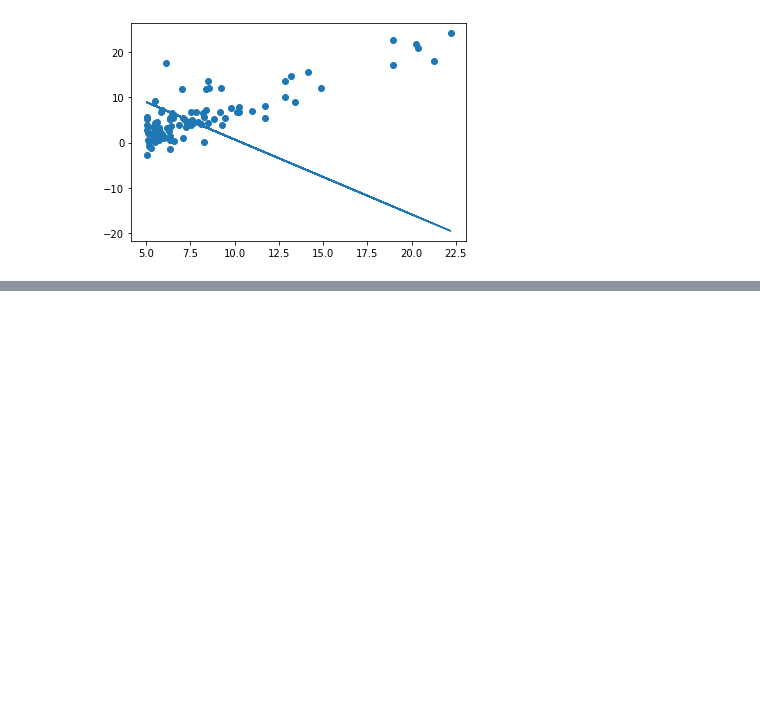
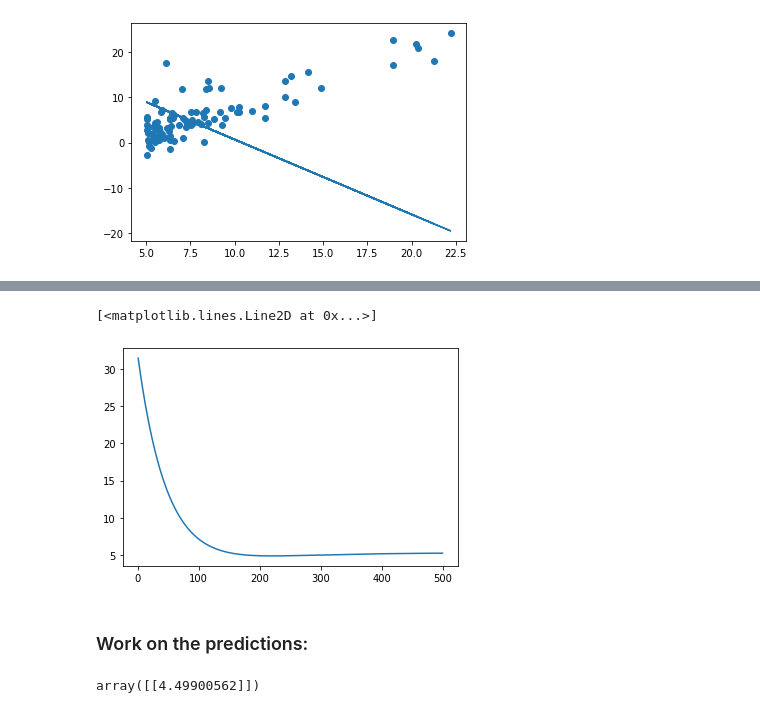
Before and after one commit to ffflora/data-science-notes, a Jupyter notebook: machine-learning/topics/linear-regression/gradient-descent-demo.ipynb, the cells around one changed output, grey strips where cells are left out. Cells and saved outputs as stored; diff of their text form; code cells hidden in the pictures; blank space fills up the shorter version.

```diff
--- a/machine-learning/topics/linear-regression/gradient-descent-demo.ipynb
+++ b/machine-learning/topics/linear-regression/gradient-descent-demo.ipynb
@@ -79,0 +110,17 @@ plt.plot(X,h_theta)
+# %%
+def cost(X,y,theta):
+    m = X.shape[0]
+    return np.sum(np.power((np.dot(X,theta) - y),2))/(2*m)
+# %%
+#define gradient descent method with cost function
+def gradientdst(X,y,theta,iterations,alpha):
+    c = np.ones(X.shape[0]).transpose()# this is all x0 = 1
+    X = np.insert(X,0,values = c, axis = 1) #insert a col at position 0, this col is all the x0 = 1
+    m = X.shape[0]
+    n = X.shape[1]
+    costs = np.zeros(iterations)
+    for num in range(iterations):
+        for j in range(n):
+            theta[j] = theta[j] + (alpha/m)*(np.sum((y-np.dot(X, theta)*X[:,j].reshape(-1,1))))
+        costs[num] = cost(X,y,theta)
+    return theta, costs
@@ -79,0 +138,8 @@ plt.plot(X,h_theta)
+# %%
+x_axis = np.linspace(1,iterations,iterations)# from 1 to iterations, repeat iteration times
+plt.plot(x_axis,costs)
+# %% [output]
+[<matplotlib.lines.Line2D at 0x...>]
+[figure, added]
+# %% [markdown]
+### Work on the predictions:
@@ -79,0 +152,4 @@ plt.plot(X,h_theta)
+# %%
+predict([[7.3]])
+# %% [output]
+array([[4.49900562]])
```
Also changed, not shown: parts of 10 cells of this notebook.
